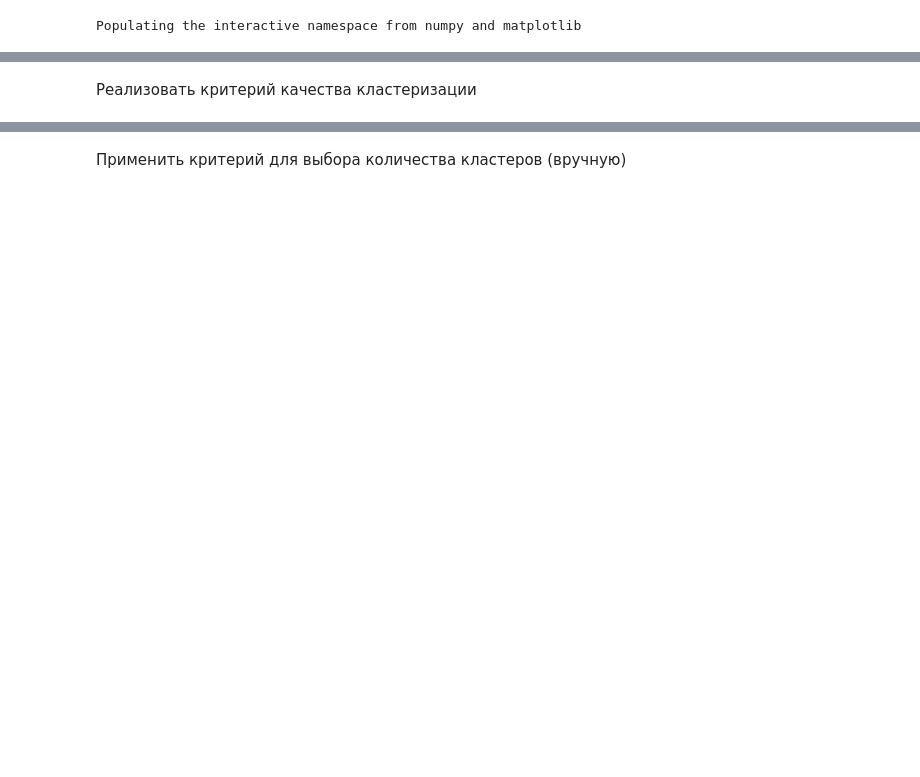
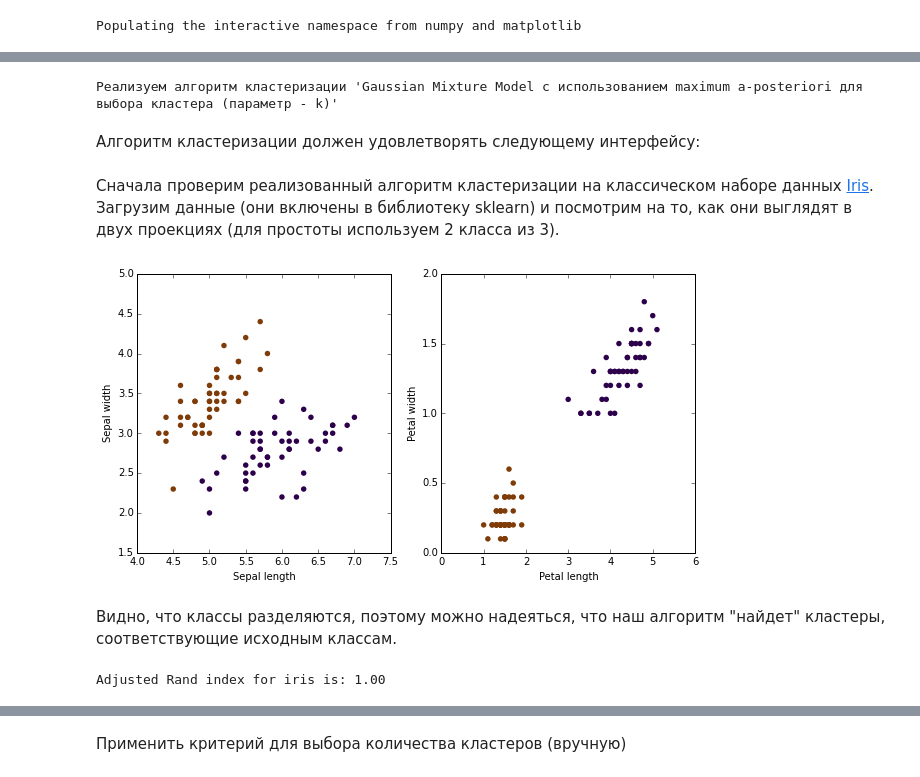
Before and after one commit to anokhin/sfera-dm, a Jupyter notebook: iter3/project/homework-3.ipynb, the cells around one changed output, grey strips where cells are left out. Saved outputs shown, nothing was run; the diff lists cells and outputs as text; code cells hidden in the pictures; blank space fills up the shorter version.

```diff
--- a/iter3/project/homework-3.ipynb
+++ b/iter3/project/homework-3.ipynb
@@ -22,3 +26,16 @@ x = data_df.values
+# %%
+algorithms = [
+    u"Gaussian Mixture Model с использованием maximum a-posteriori для выбора кластера (параметр - k)",
+    u"Hierarchical clustering с поддержкой single-linkage, complete-linkage, average-linkage (параметры - k, linkage)",
+    u"DBSCAN. (параметры - epsilon, min_pts)"
+]
+
+my_algorithm = algorithms[hash("YOUR_TECHNOSFERA_USER_NAME") % len(algorithms)]
+print u"Реализуем алгоритм кластеризации '%s'" % my_algorithm
+# %% [output]
+Реализуем алгоритм кластеризации 'Gaussian Mixture Model с использованием maximum a-posteriori для выбора кластера (параметр - k)'
+# %% [markdown]
+Алгоритм кластеризации должен удовлетворять следующему интерфейсу:
 # %%
 class Clustering:
 
@@ -34,5 +61,31 @@ class Clustering:
     def fit_predict(self, x, y=None):
         self.fit(x, y)
         return self.predict(x)
-# %% [markdown]
-Реализовать критерий качества кластеризации
+# %% [markdown]
+Сначала проверим реализованный алгоритм кластеризации на классическом наборе данных [Iris](http://www.wikiwand.com/en/Iris_flower_data_set). Загрузим данные (они включены в библиотеку sklearn) и посмотрим на то, как они выглядят в двух проекциях (для простоты используем 2 класса из 3).
+# %%
+iris = ds.load_iris()
+x_iris = iris.data[:100]
+y_iris = iris.target[:100]
+
+pl.figure(figsize=(10, 5))
+
+pl.subplot(1, 2, 1)
+pl.scatter(x_iris[:, 0], x_iris[:, 1], c=y_iris, cmap=pl.cm.PuOr, lw=0, s=30)
+plt.xlabel('Sepal length')
+plt.ylabel('Sepal width')
+
+pl.subplot(1, 2, 2)
+pl.scatter(x_iris[:, 2], x_iris[:, 3], c=y_iris, cmap=pl.cm.PuOr, lw=0, s=30)
+plt.xlabel('Petal length')
+plt.ylabel('Petal width')
+pl.show()
+# %% [output]
+[figure, added]
+# %% [markdown]
+Видно, что классы разделяются, поэтому можно надеяться, что наш алгоритм "найдет" кластеры, соответствующие исходным классам.
+# %%
+model = Clustering(2).fit_predict(x_iris)
+print "Adjusted Rand index for iris is: %.2f" % smt.adjusted_rand_score(y_iris, pred_iris)
+# %% [output]
+Adjusted Rand index for iris is: 1.00
```
Also changed, not shown: parts of 10 cells of this notebook.
